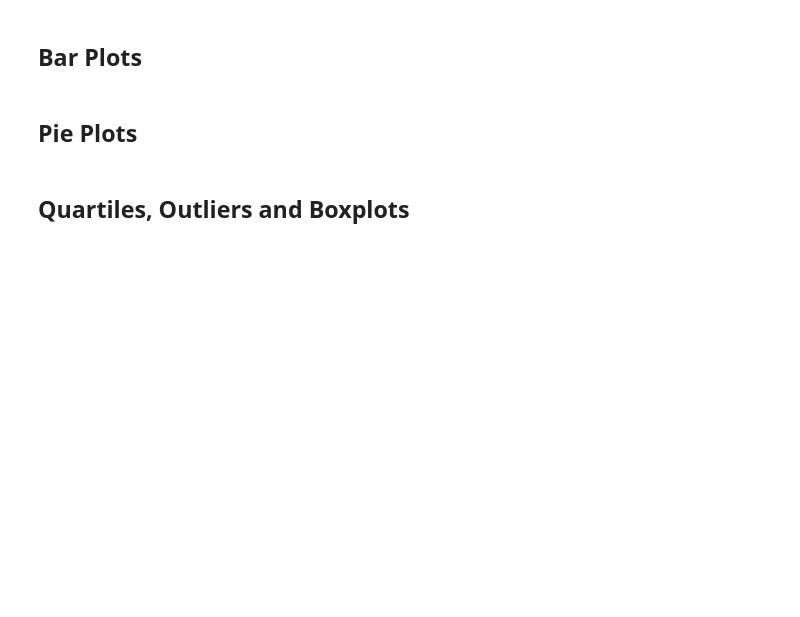
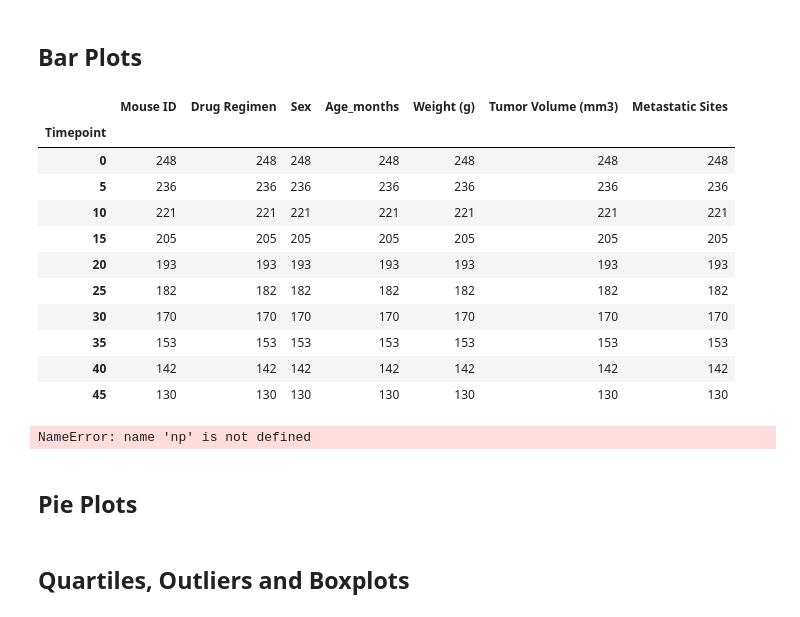
Before and after one commit to iunupe/matplotlib-challenge, a Jupyter notebook: Pymaceuticals/pymaceuticals_starter.ipynb, the cells around one changed output. Cells and saved outputs as stored; diff of their text form; code cells hidden in the pictures; blank space fills up the shorter version.

```diff
--- a/Pymaceuticals/pymaceuticals_starter.ipynb
+++ b/Pymaceuticals/pymaceuticals_starter.ipynb
@@ -438,6 +553,46 @@ cleaned_data_mean = cleaned_data.groupby('Drug Regimen')['Tumor Volume (mm3)'].m
 ## Bar Plots
 # %%
 # Generate a bar plot showing the number of mice per time point for each treatment throughout the course of the study using pandas.
+
+mper = cleaned_data.groupby('Timepoint').count()
+mper.head(10)
+# %% [output]
+|  | Mouse ID | Drug Regimen | Sex | Age_months | Weight (g) | Tumor Volume (mm3) | Metastatic Sites |
+| Timepoint |  |  |  |  |  |  |  |
+| 0 | 248 | 248 | 248 | 248 | 248 | 248 | 248 |
+| 5 | 236 | 236 | 236 | 236 | 236 | 236 | 236 |
+| 10 | 221 | 221 | 221 | 221 | 221 | 221 | 221 |
+| 15 | 205 | 205 | 205 | 205 | 205 | 205 | 205 |
+| 20 | 193 | 193 | 193 | 193 | 193 | 193 | 193 |
+| 25 | 182 | 182 | 182 | 182 | 182 | 182 | 182 |
+| 30 | 170 | 170 | 170 | 170 | 170 | 170 | 170 |
+| 35 | 153 | 153 | 153 | 153 | 153 | 153 | 153 |
+| 40 | 142 | 142 | 142 | 142 | 142 | 142 | 142 |
+| 45 | 130 | 130 | 130 | 130 | 130 | 130 | 130 |
+# %%
+plt.style.use("fivethirtyeight")
+
+yx = ('Tumor Volume (mm3)')
+time = np.arange('Timepoint')
+
+
+# x_limit = 50
+# x_axis = np.arange(0, x_limit, 5)
+# mcx = ['Timepoint']
+# mcy = ['Tumor Volume (mm3)']
+
+plt.bar(time, mcx, color='r,', alpha=0.5, align="center")
+
+
+plt.tight_layout
+plt.grid(True)
+plt.xlabel('Timepoint')
+plt.ylabel('Tumor Volume')
+plt.title('Mice per Timepoint')
+
+plt.show()
+# %% [output]
+NameError: name 'np' is not defined
 # %%
 # Generate a bar plot showing the number of mice per time point for each treatment throughout the course of the study using pyplot.
 # %% [markdown]
```
Also changed, not shown: parts of 65 cells of this notebook.
